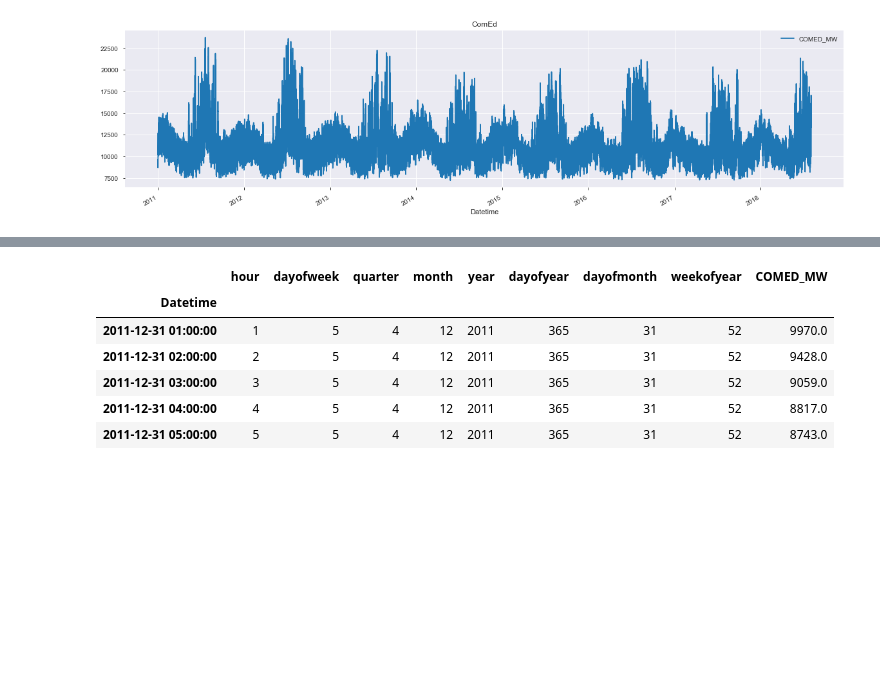
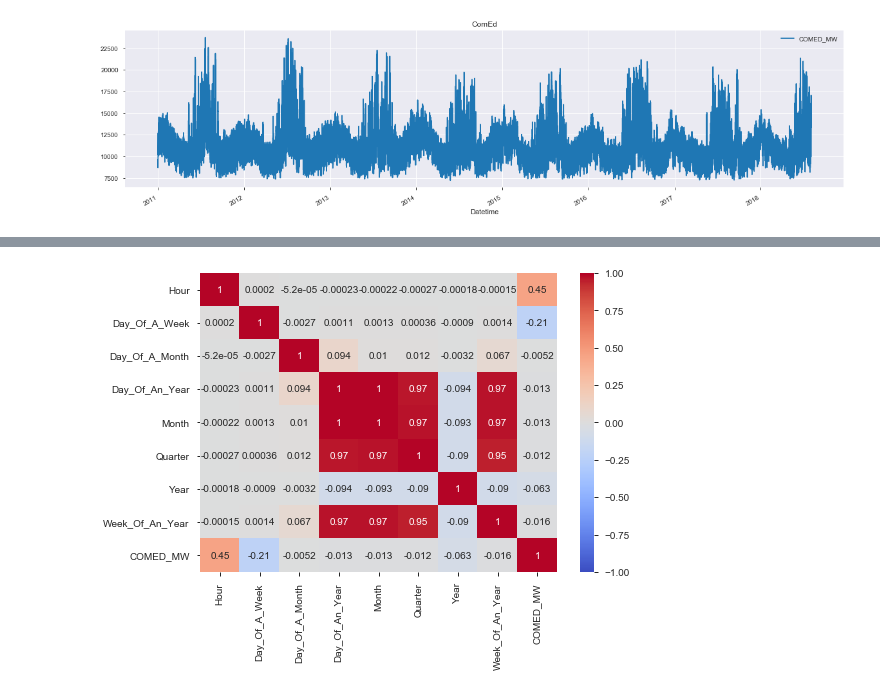
Before and after one commit to naveenkhasa/energyConsumption, a Jupyter notebook: EDA.ipynb, the cells around one changed output, grey strips where cells are left out. Saved outputs shown, nothing was run; the diff lists cells and outputs as text; code cells hidden in the pictures; blank space fills up the shorter version.

```diff
--- a/EDA.ipynb
+++ b/EDA.ipynb
@@ -48,27 +58,29 @@ plot_comEd = df_comEd.plot(style='', figsize=(20,5), title='ComEd')
 def create_features(df_comEd):
     df = df_comEd.copy()
 
-    df['date'] = df.index
+    df['Date'] = df.index
 
-    df['hour'] = df['date'].dt.hour
-    df['dayofweek'] = df['date'].dt.dayofweek
-    df['quarter'] = df['date'].dt.quarter
-    df['month'] = df['date'].dt.month
-    df['year'] = df['date'].dt.year
-    df['dayofyear'] = df['date'].dt.dayofyear
-    df['dayofmonth'] = df['date'].dt.day
-    df['weekofyear'] = df['date'].dt.weekofyear
+    df['Hour'] = df['Date'].dt.hour
 
-    X = df[['hour','dayofweek','quarter','month','year',
-           'dayofyear','dayofmonth','weekofyear']]
+    df['Day_Of_A_Week'] = df['Date'].dt.dayofweek
+    df['Day_Of_A_Month'] = df['Date'].dt.day
+    df['Day_Of_An_Year'] = df['Date'].dt.dayofyear
+
+    df['Month'] = df['Date'].dt.month
+    df['Quarter'] = df['Date'].dt.quarter
+    df['Year'] = df['Date'].dt.year
+
+    df['Week_Of_An_Year'] = df['Date'].dt.weekofyear
+
+    X = df[['Hour','Day_Of_A_Week','Day_Of_A_Month','Day_Of_An_Year','Month',
+           'Quarter','Year','Week_Of_An_Year']]
     y = df['COMED_MW']
+    df_comEd_features_target = pd.concat([X, y], axis=1)
 
-    df_features_target = pd.concat([X, y], axis=1)
+    return df_comEd_features_target
 
-    return df_features_target
+df_comEd_features_target = create_features(df_comEd)
 
-df_features_target = create_features(df_comEd)
-
-#df_features_target.head()
-pp.ProfileReport(df_features_target)
+df_comEd_features_target.head()
+pp.ProfileReport(df_comEd_features_target)
 # %% [output]
@@ -75,12 +94,12 @@ pp.ProfileReport(df_features_target)
 Tab(children=(HTML(value='<div id="overview-content" class="row variable spacing">\n    <div class="row">\n   …
 Report generated with pandas-profiling.
-# %%
-df_features_target.head()
-# %% [output]
-|  | hour | dayofweek | quarter | month | year | dayofyear | dayofmonth | weekofyear | COMED_MW |
-| Datetime |  |  |  |  |  |  |  |  |  |
-| 2011-12-31 01:00:00 | 1 | 5 | 4 | 12 | 2011 | 365 | 31 | 52 | 9970.0 |
-| 2011-12-31 02:00:00 | 2 | 5 | 4 | 12 | 2011 | 365 | 31 | 52 | 9428.0 |
-| 2011-12-31 03:00:00 | 3 | 5 | 4 | 12 | 2011 | 365 | 31 | 52 | 9059.0 |
-| 2011-12-31 04:00:00 | 4 | 5 | 4 | 12 | 2011 | 365 | 31 | 52 | 8817.0 |
-| 2011-12-31 05:00:00 | 5 | 5 | 4 | 12 | 2011 | 365 | 31 | 52 | 8743.0 |
+# %%
+# Seaborn correlation heatmap to gain insight into the data
+# It shows pearson correlation coefficient for each feature to every other.
+
+sns.heatmap(df_comEd_features_target.corr(),
+            vmin=-1,
+            cmap='coolwarm',
+            annot=True);
+# %% [output]
+[figure, added]
```
Also changed, not shown: parts of 13 cells of this notebook, 1 other file.
